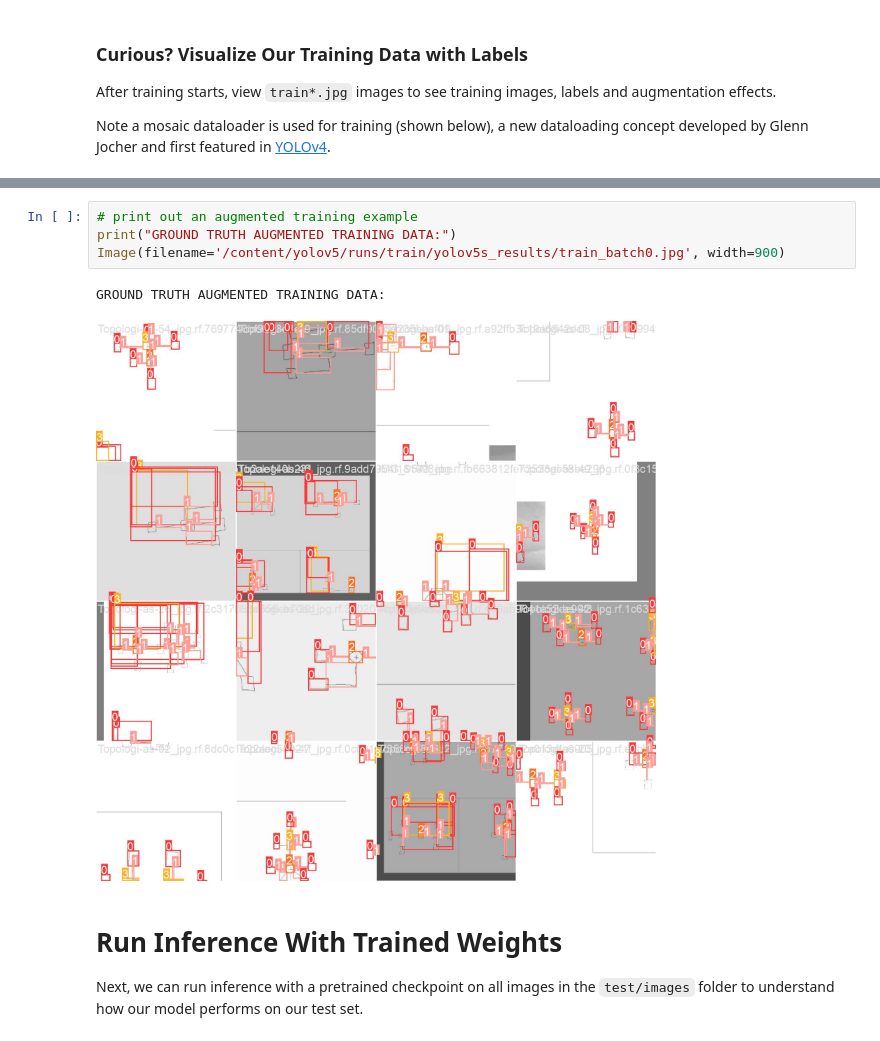
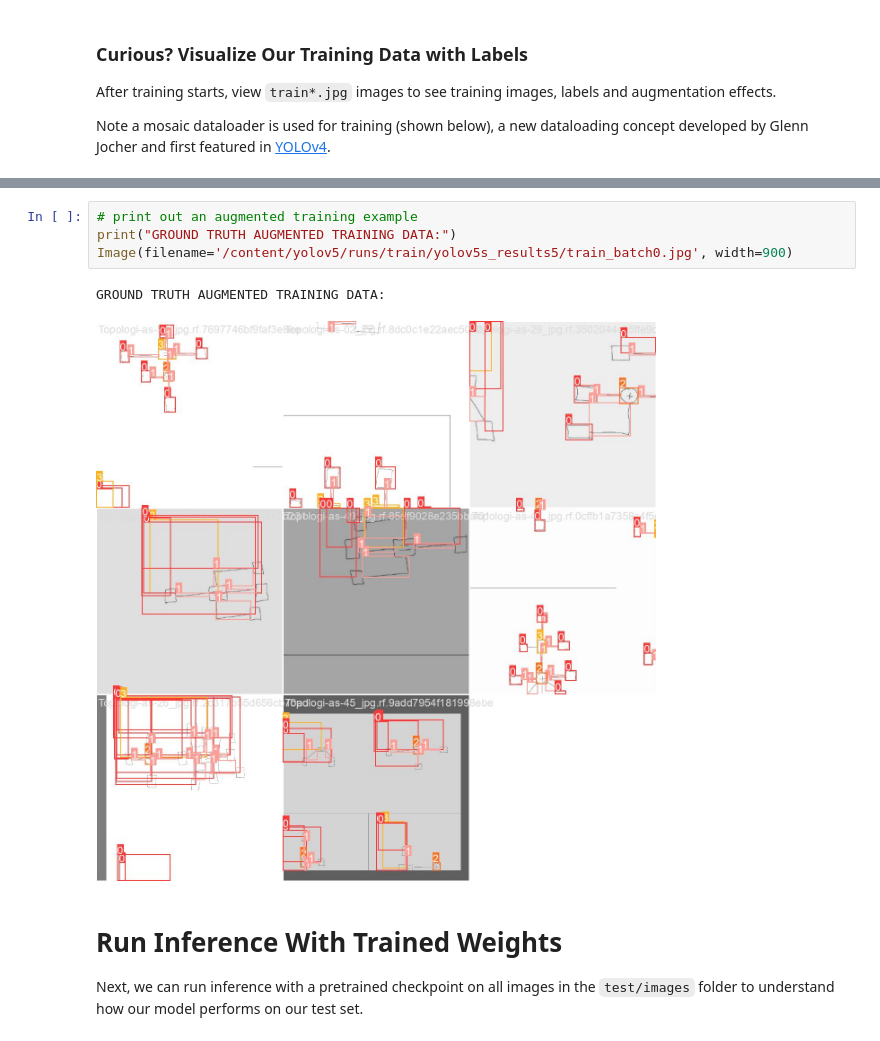
Before and after one commit to pabloezquerroo/TFG, a Jupyter notebook: YoloV5/train-yolov5-object-detection-on-custom-data.ipynb, the cells around one changed output, grey strips where cells are left out. Saved outputs shown, nothing was run; the diff lists cells and outputs as text.

```diff
--- a/YoloV5/train-yolov5-object-detection-on-custom-data.ipynb
+++ b/YoloV5/train-yolov5-object-detection-on-custom-data.ipynb
@@ -326,10 +336,10 @@ Image(filename='/content/yolov5/runs/train/yolov5s_results/val_batch0_labels.jpg
 # %%
 # print out an augmented training example
 print("GROUND TRUTH AUGMENTED TRAINING DATA:")
-Image(filename='/content/yolov5/runs/train/yolov5s_results/train_batch0.jpg', width=900)
+Image(filename='/content/yolov5/runs/train/yolov5s_results5/train_batch0.jpg', width=900)
 # %% [output]
 GROUND TRUTH AUGMENTED TRAINING DATA:
-[figure, old version]
+[figure, new version]
 # %% [markdown]
 # Run Inference With Trained Weights
 
```
Also changed, not shown: parts of 8 cells of this notebook.
